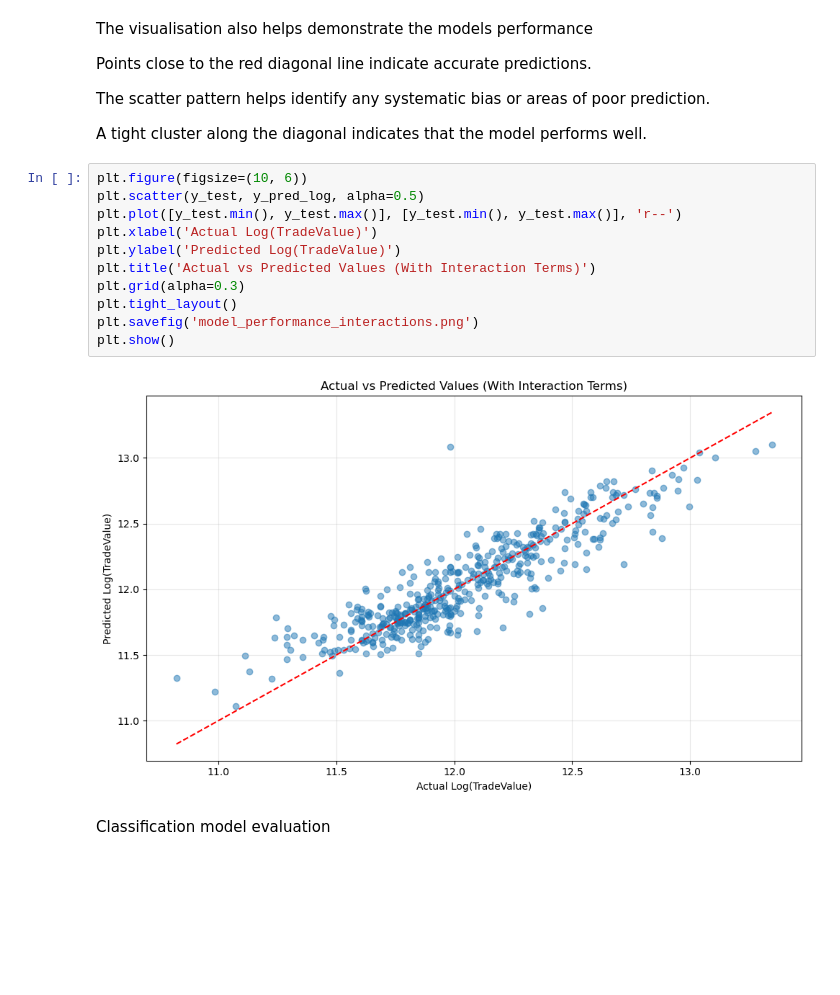
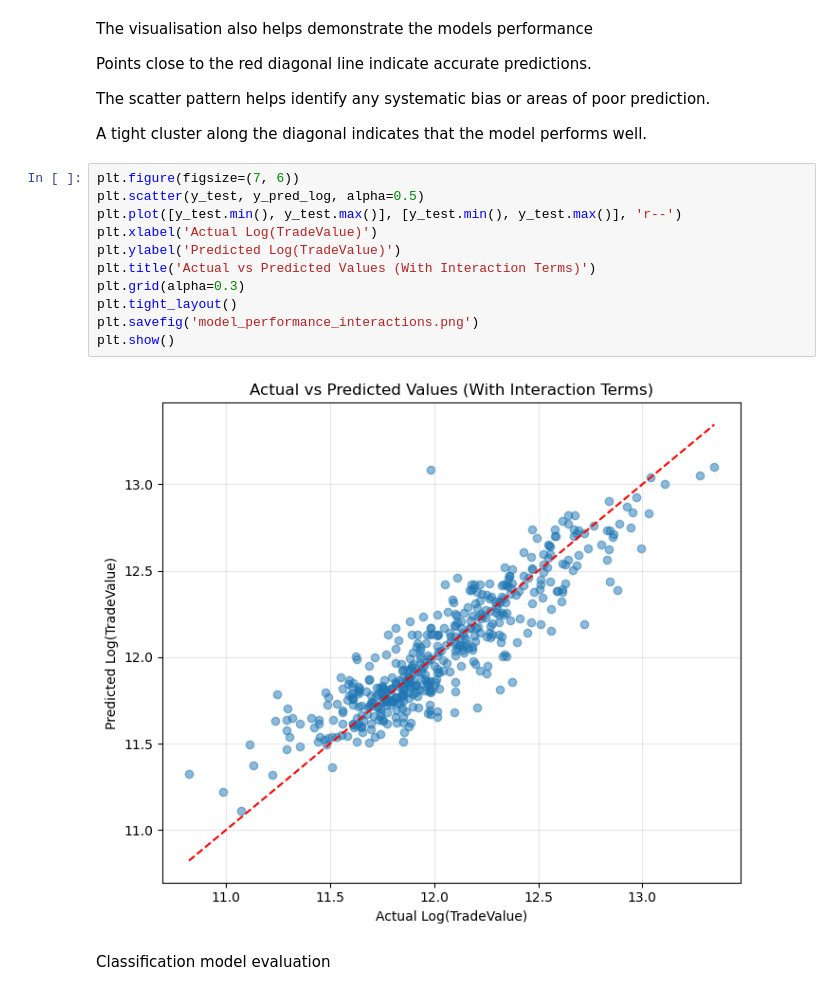
Before and after one commit to PatBaruch/DDD, a Jupyter notebook: it3.ipynb, the cells around one changed output. Cells and saved outputs as stored; diff of their text form; blank space fills up the shorter version.

```diff
--- a/it3.ipynb
+++ b/it3.ipynb
@@ -319,18 +340,18 @@ The scatter pattern helps identify any systematic bias or areas of poor predicti
 
 A tight cluster along the diagonal indicates that the model performs well.
 # %%
-plt.figure(figsize=(10, 6))
+plt.figure(figsize=(7, 6))
 plt.scatter(y_test, y_pred_log, alpha=0.5)
 plt.plot([y_test.min(), y_test.max()], [y_test.min(), y_test.max()], 'r--')
 plt.xlabel('Actual Log(TradeValue)')
 plt.ylabel('Predicted Log(TradeValue)')
 plt.title('Actual vs Predicted Values (With Interaction Terms)')
 plt.grid(alpha=0.3)
 plt.tight_layout()
 plt.savefig('model_performance_interactions.png')
 plt.show()
 # %% [output]
-[figure, old version]
+[figure, new version]
 # %% [markdown]
 Classification model evaluation
 # %%
```
Also changed, not shown: parts of 6 cells of this notebook, 1 other file.
